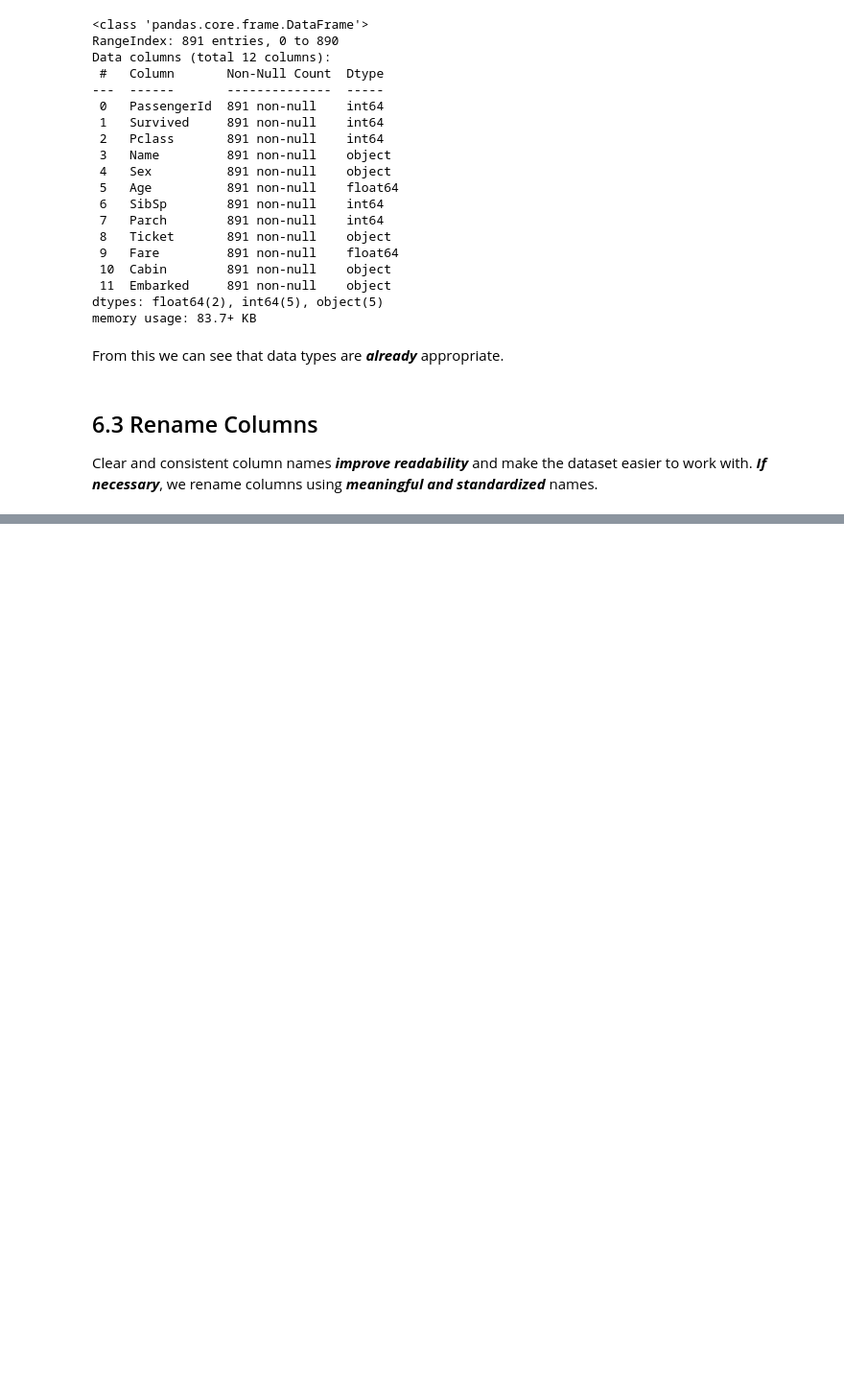
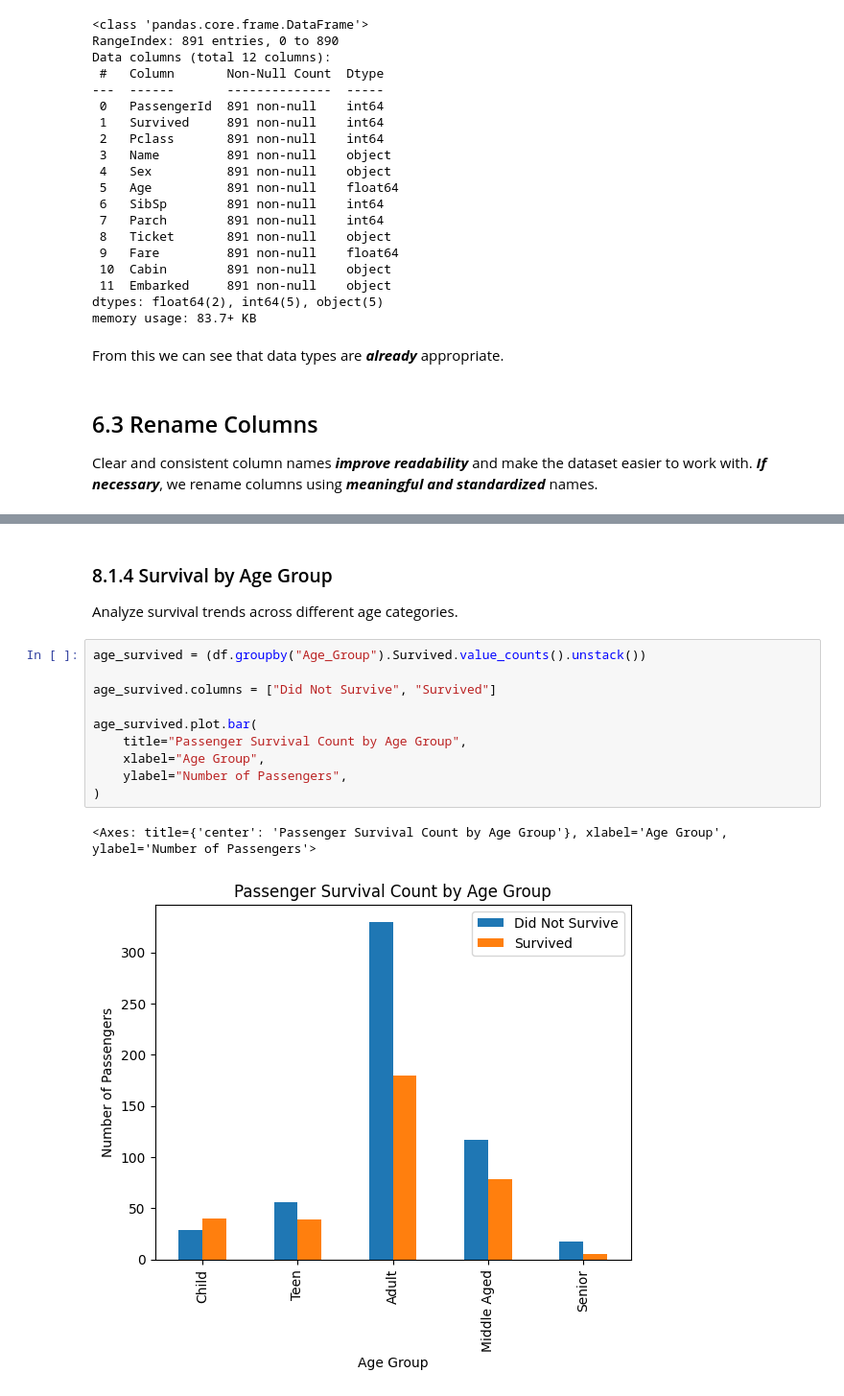
Before and after one commit to ahmedfakhar747/pandas-for-data-science, a Jupyter notebook: pandas_project_ai_dataset_preprocessing_and_eda.ipynb, the cells around one changed output, grey strips where cells are left out. Shown at 96% size. Cells and saved outputs as stored; diff of their text form; blank space fills up the shorter version.

```diff
--- a/pandas_project_ai_dataset_preprocessing_and_eda.ipynb
+++ b/pandas_project_ai_dataset_preprocessing_and_eda.ipynb
@@ -336,0 +509,16 @@ Clear and consistent column names ***improve readability*** and make the dataset
+# %% [markdown]
+### 8.1.4 Survival by Age Group
+Analyze survival trends across different age categories.
+# %%
+age_survived = (df.groupby("Age_Group").Survived.value_counts().unstack())
+
+age_survived.columns = ["Did Not Survive", "Survived"]
+
+age_survived.plot.bar(
+    title="Passenger Survival Count by Age Group",
+    xlabel="Age Group",
+    ylabel="Number of Passengers",
+)
+# %% [output]
+<Axes: title={'center': 'Passenger Survival Count by Age Group'}, xlabel='Age Group', ylabel='Number of Passengers'>
+[figure, added]
```
Also changed, not shown: parts of 32 cells of this notebook.
